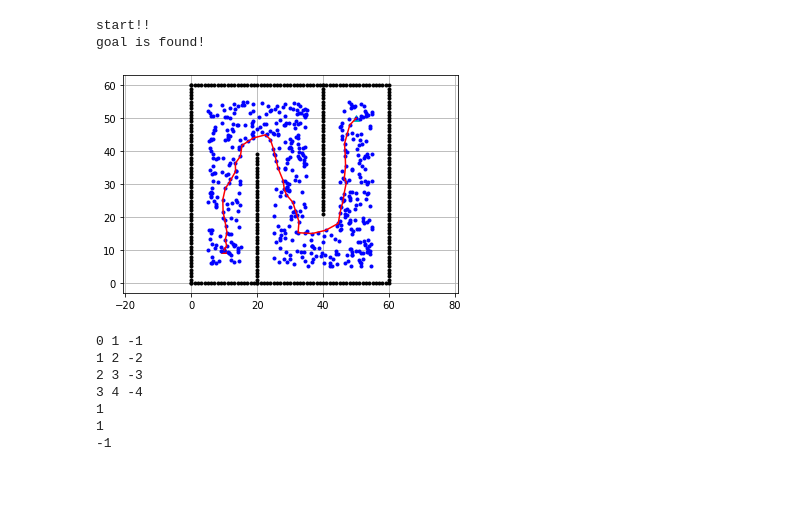
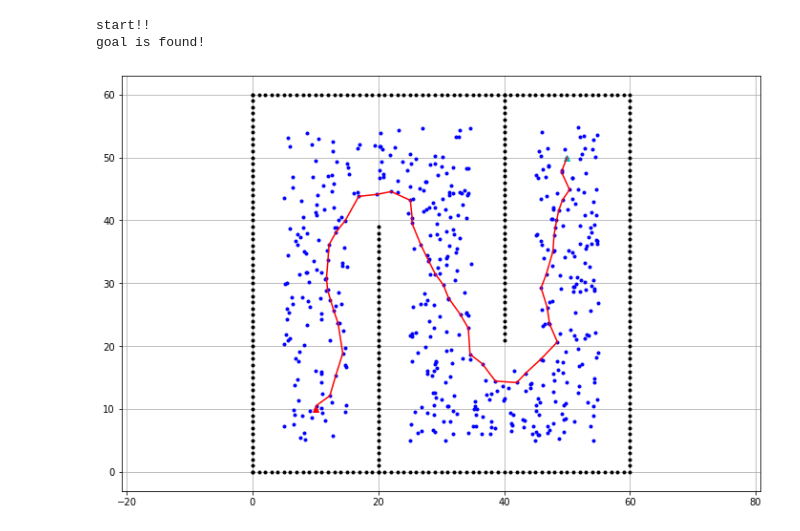
Before and after one commit to xyyeh/learning, a Jupyter notebook: General/notes/Probabilistic roadmap.ipynb, the cells around one changed output. Saved outputs shown, nothing was run; the diff lists cells and outputs as text; code cells hidden in the pictures; blank space fills up the shorter version.

```diff
--- a/General/notes/Probabilistic roadmap.ipynb
+++ b/General/notes/Probabilistic roadmap.ipynb
@@ -3,7 +3,6 @@
 Probabilistic Road Map (PRM) Planner
 author: Atsushi Sakai (@Atsushi_twi)
 """
-
 import random
 import math
 import numpy as np
@@ -318,58 +317,38 @@ def main():
     for i in range(60):
         ox.append(60.0)
         oy.append(i)
     for i in range(61):
         ox.append(i)
         oy.append(60.0)
     for i in range(61):
         ox.append(0.0)
         oy.append(i)
     for i in range(40):
         ox.append(20.0)
         oy.append(i)
     for i in range(40):
         ox.append(40.0)
         oy.append(60.0 - i)
 
-    # plot the workspace
+
+    # start PRM planning
+    rx, ry = prm_planning(sx, sy, gx, gy, ox, oy, robot_size)
+
     if show_animation:
+        # plot the workspace
+        plt.rcParams['figure.figsize'] = [12, 8]
         plt.plot(ox, oy, ".k")
         plt.plot(sx, sy, "^r")
         plt.plot(gx, gy, "^c")
         plt.grid(True)
         plt.axis("equal")
-
-    rx, ry = prm_planning(sx, sy, gx, gy, ox, oy, robot_size)
-
-    # plot the result
-    if show_animation:
+        # plot the result
         plt.plot(rx, ry, "-r")
-        plt.pause(0.1)
         plt.show()
-
 
 if __name__ == '__main__':
     main()
 # %% [output]
 start!!
 goal is found!
-[figure, old version]
+[figure, new version]
-# %%
-a = [1,2,3,4]
-b = [-1,-2,-3,-4]
-for (i,ix,iy) in zip(range(len(a)),a,b):
-    print(i,ix,iy)
-
-c = [[1],[2]]
-for i in range(len(c)):
-    print(len(c[i]))
-
-print(b[0])
-# %% [output]
-0 1 -1
-1 2 -2
-2 3 -3
-3 4 -4
-1
-1
--1
```
Also changed, not shown: parts of 4 cells of this notebook.
